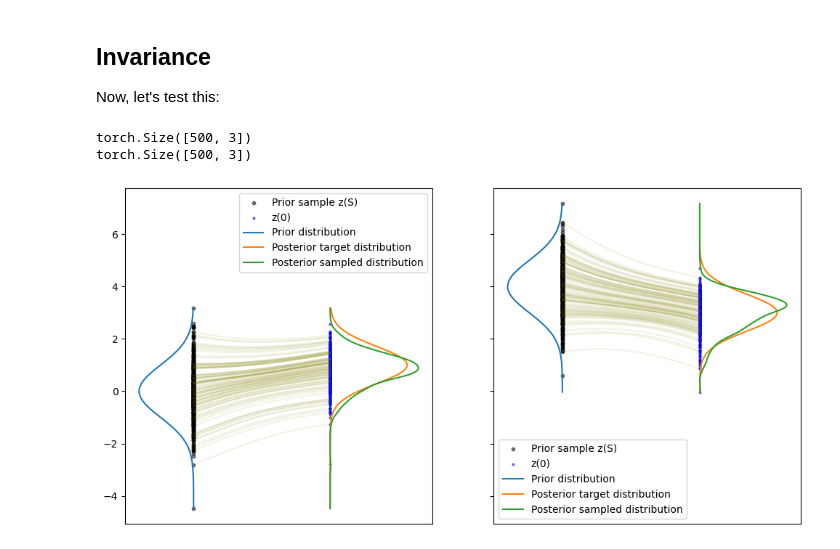
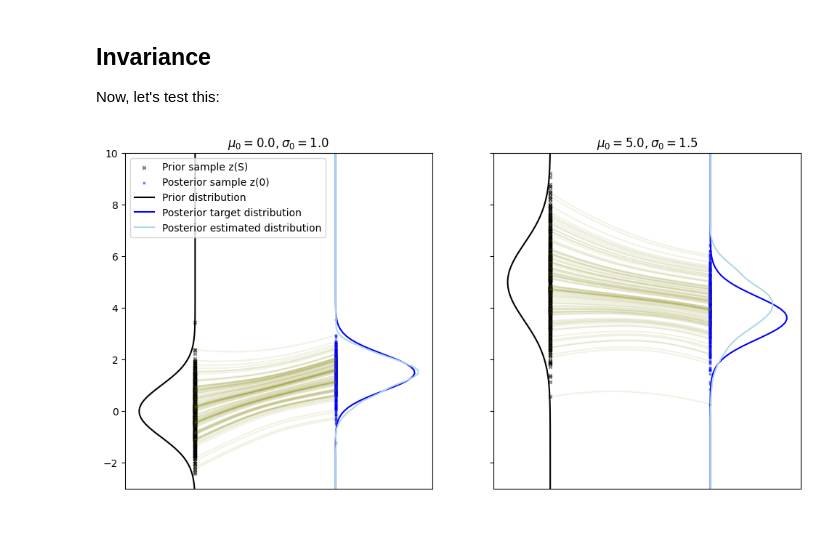
Before and after one commit to TobyBoyne/conditional-flow-matching, a Jupyter notebook: examples/notebooks/prior_invariance.ipynb, the cells around one changed output. Cells and saved outputs as stored; diff of their text form; code cells hidden in the pictures.

Commit message:
Clearer plots

```diff
--- a/examples/notebooks/prior_invariance.ipynb
+++ b/examples/notebooks/prior_invariance.ipynb
@@ -22,7 +22,7 @@ os.makedirs(savedir, exist_ok=True)
 gaussian_pair = GaussianPairContainer(
     prior_mu=torch.distributions.Uniform(0.0, 10),
     prior_sigma=torch.distributions.Uniform(1.0, 1.01),
-    ll_mu=2.0,
+    ll_mu=3.0,
     ll_sigma=1.0,
 )
 # %%
@@ -97,39 +85,42 @@ torch.Size([100, 500, 1])
 Now, let's test this:
 # %%
 fig, axs = plt.subplots(ncols=2, figsize=(12, 6), sharey=True)
-shifts = np.linspace(0, 4, axs.size)
+mus = (0.0, 5.0)
+sigmas = (1.0, 1.5)
 
 model = torch.load(f"{savedir}/cfm_params_v1.pt")
 
-for (shift, ax) in zip(shifts, axs):
+for (m, s, ax) in zip(mus, sigmas, axs):
+
+    mu_fixed = m
+    sigma_fixed = s
 
     node = NeuralODE(
         torch_wrapper(model), solver="dopri5", sensitivity="adjoint", atol=1e-4, rtol=1e-4
     )
 
     with torch.no_grad():
+        ax.set_title(f"$\mu_0={mu_fixed}, \sigma_0={sigma_fixed}$")
         samples = gaussian_pair.sample_prior(
             (500, 1),
-            mu_fixed=0.0+shift, sigma_fixed=1.0
+            mu_fixed, sigma_fixed
         )
-        print(samples.shape)
         traj = node.trajectory(
             samples,
             t_span=torch.linspace(0, 1, 100),
         )
         # traj.shape = [100, 1024, dim]
         prior, posterior = gaussian_pair.fixed_distributions(
-            mu=0.0+shift, sigma=torch.tensor(1.0)
+            mu_fixed, torch.tensor(sigma_fixed)
         )
         _ = plot_trajectories_1d(
             traj.cpu().numpy(),
             prior, posterior,
             fig=fig, ax=ax
         )
+        ax.set_ylim([-3, 10])
 
-
-fig.savefig(f"{savedir}/dist_mismatch.pdf")
+axs[0].legend()
+fig.savefig(f"{savedir}/prior_amortized.pdf")
 # %% [output]
-torch.Size([500, 3])
-torch.Size([500, 3])
-[figure, old version]
+[figure, new version]
```
Also changed, not shown: parts of 1 cell of this notebook, 5 other files.
